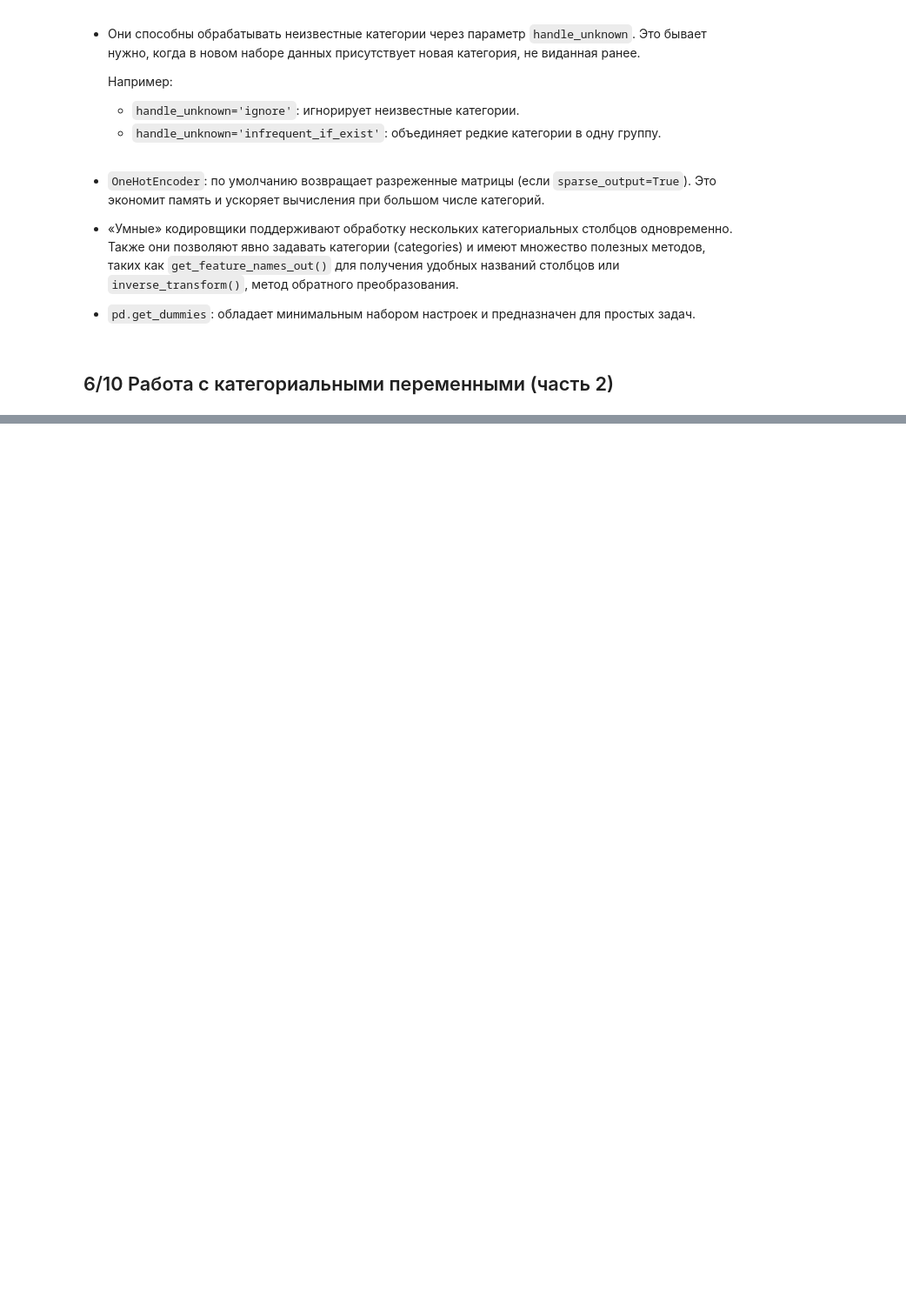
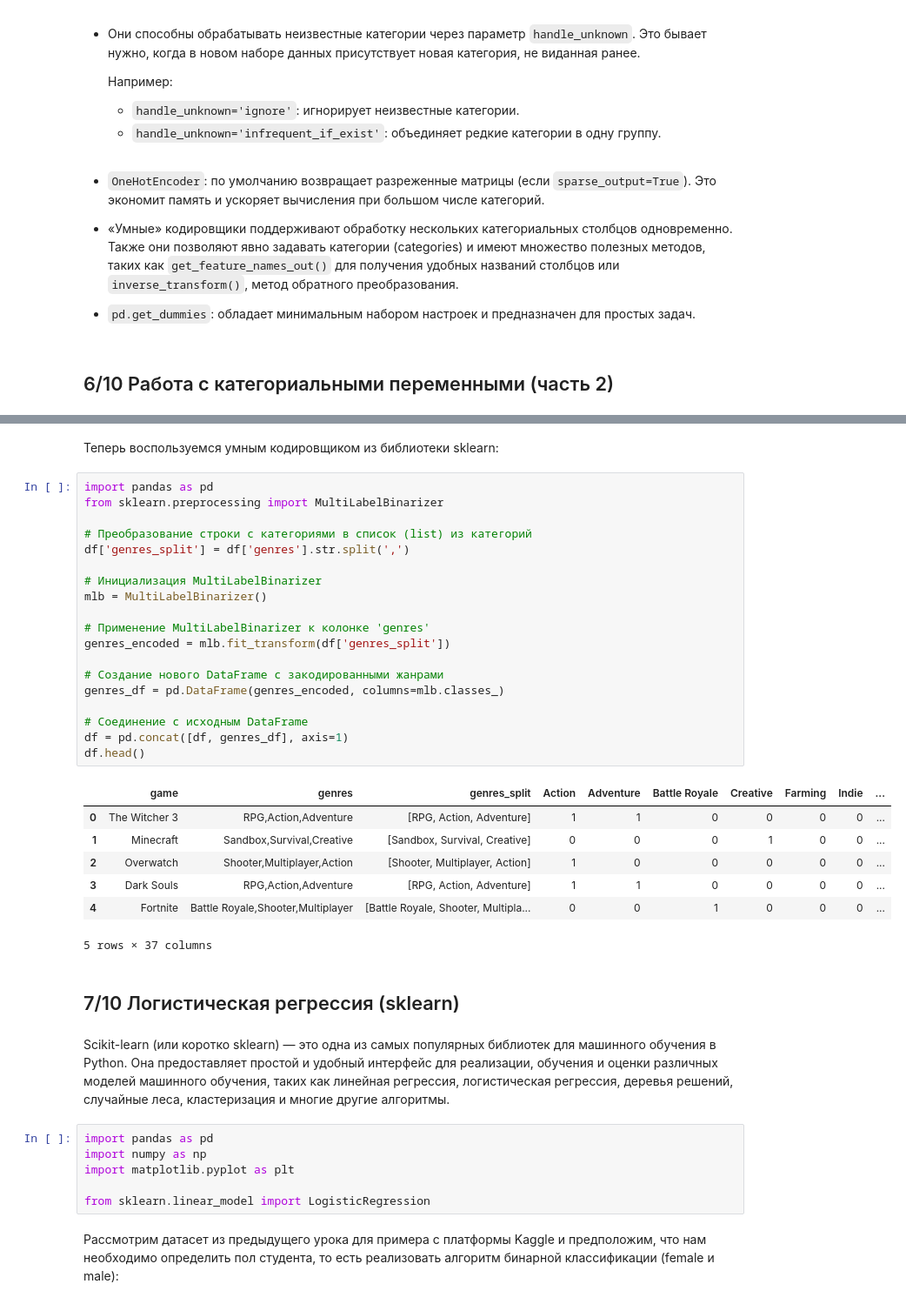
Before and after one commit to iTonyJah/DataScience, a Jupyter notebook: Edu/classical_ml/classical_ml_test.ipynb, the cells around one changed output, grey strips where cells are left out. Shown at 87% size. Saved outputs shown, nothing was run; the diff lists cells and outputs as text; blank space fills up the shorter version.

```diff
--- a/Edu/classical_ml/classical_ml_test.ipynb
+++ b/Edu/classical_ml/classical_ml_test.ipynb
@@ -2081,0 +2128,41 @@ memory usage: 132.9+ KB
+# %% [markdown]
+Теперь воспользуемся умным кодировщиком из библиотеки sklearn:
+# %%
+import pandas as pd
+from sklearn.preprocessing import MultiLabelBinarizer
+
+# Преобразование строки с категориями в список (list) из категорий
+df['genres_split'] = df['genres'].str.split(',')
+
+# Инициализация MultiLabelBinarizer
+mlb = MultiLabelBinarizer()
+
+# Применение MultiLabelBinarizer к колонке 'genres'
+genres_encoded = mlb.fit_transform(df['genres_split'])
+
+# Создание нового DataFrame с закодированными жанрами
+genres_df = pd.DataFrame(genres_encoded, columns=mlb.classes_)
+
+# Соединение с исходным DataFrame
+df = pd.concat([df, genres_df], axis=1)
+df.head()
+# %% [output]
+|  | game | genres | genres_split | Action | Adventure | Battle Royale | Creative | Farming | Indie | ... |
+| 0 | The Witcher 3 | RPG,Action,Adventure | [RPG, Action, Adventure] | 1 | 1 | 0 | 0 | 0 | 0 | ... |
+| 1 | Minecraft | Sandbox,Survival,Creative | [Sandbox, Survival, Creative] | 0 | 0 | 0 | 1 | 0 | 0 | ... |
+| 2 | Overwatch | Shooter,Multiplayer,Action | [Shooter, Multiplayer, Action] | 1 | 0 | 0 | 0 | 0 | 0 | ... |
+| 3 | Dark Souls | RPG,Action,Adventure | [RPG, Action, Adventure] | 1 | 1 | 0 | 0 | 0 | 0 | ... |
+| 4 | Fortnite | Battle Royale,Shooter,Multiplayer | [Battle Royale, Shooter, Multipla... | 0 | 0 | 1 | 0 | 0 | 0 | ... |
+5 rows × 37 columns
+# %% [markdown]
+## 7/10   Логистическая регрессия (sklearn)
+# %% [markdown]
+Scikit-learn (или коротко sklearn) — это одна из самых популярных библиотек для машинного обучения в Python. Она предоставляет простой и удобный интерфейс для реализации, обучения и оценки различных моделей машинного обучения, таких как линейная регрессия, логистическая регрессия, деревья решений, случайные леса, кластеризация и многие другие алгоритмы.
+# %%
+import pandas as pd
+import numpy as np
+import matplotlib.pyplot as plt
+
+from sklearn.linear_model import LogisticRegression
+# %% [markdown]
+Рассмотрим датасет из предыдущего урока для примера с платформы Kaggle и предположим, что нам необходимо определить пол студента, то есть реализовать алгоритм бинарной классификации (female и male):
```
Also changed, not shown: parts of 9 cells of this notebook.
